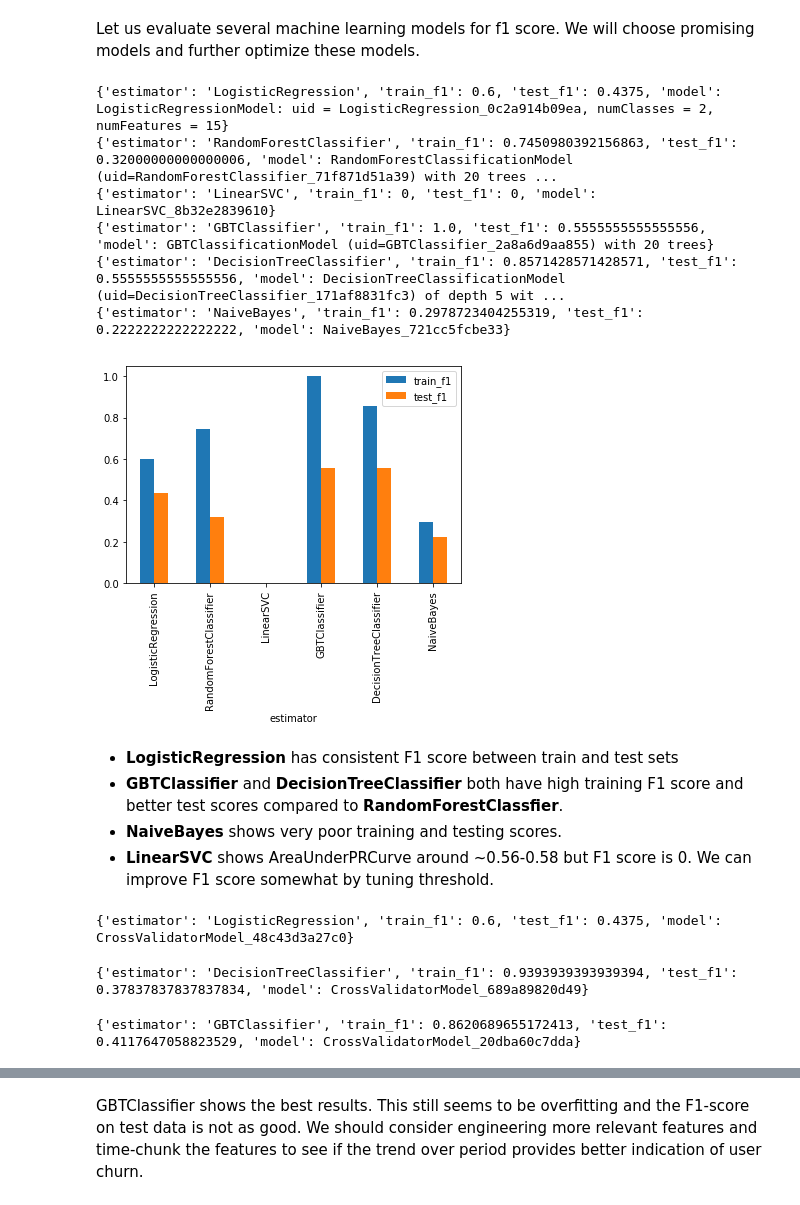
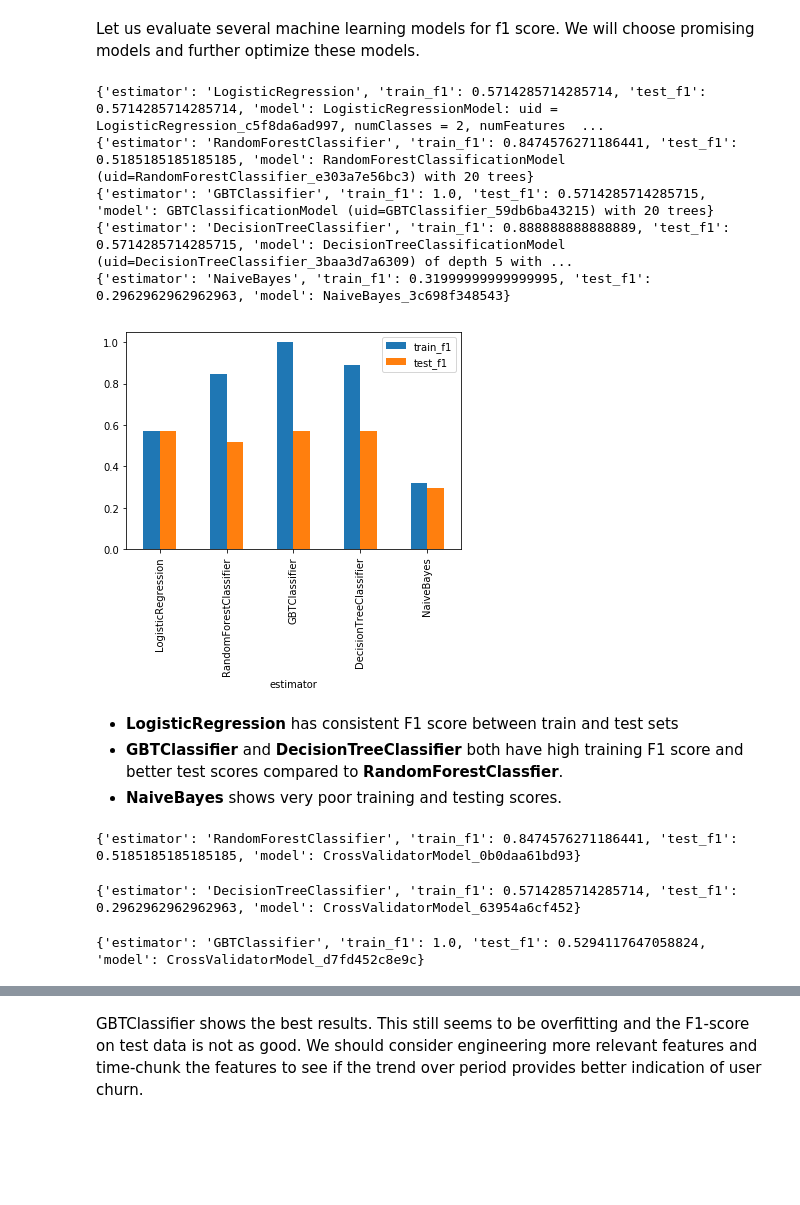
Before and after one commit to kvsrohit/sparkify, a Jupyter notebook: Sparkify.ipynb, the cells around one changed output, grey strips where cells are left out. Cells and saved outputs as stored; diff of their text form; code cells hidden in the pictures; blank space fills up the shorter version.

```diff
--- a/Sparkify.ipynb
+++ b/Sparkify.ipynb
@@ -580,46 +634,50 @@ def train_model(train_data, test_data, estimator, paramGrid=None):
 Let us evaluate several machine learning models for f1 score. We will choose promising models and further optimize these models.
 # %%
 results = []
-all_algo = [LogisticRegression(), RandomForestClassifier(), LinearSVC(), GBTClassifier(), DecisionTreeClassifier(), NaiveBayes()]
+all_algo = [LogisticRegression(), \
+            RandomForestClassifier(seed=49), \
+            GBTClassifier(seed=49), \
+            DecisionTreeClassifier(seed=49), \
+            NaiveBayes()]
 
 for algo in all_algo:
     result = train_model(train, test, algo, None)
     print(result)
     results.append(result)
 
 pd.DataFrame(results).plot(kind='bar', x='estimator', y=['train_f1', 'test_f1']);
 # %% [output]
-{'estimator': 'LogisticRegression', 'train_f1': 0.6, 'test_f1': 0.4375, 'model': LogisticRegressionModel: uid = LogisticRegression_0c2a914b09ea, numClasses = 2, numFeatures = 15}
-{'estimator': 'RandomForestClassifier', 'train_f1': 0.7450980392156863, 'test_f1': 0.32000000000000006, 'model': RandomForestClassificationModel (uid=RandomForestClassifier_71f871d51a39) with 20 trees ...
-{'estimator': 'LinearSVC', 'train_f1': 0, 'test_f1': 0, 'model': LinearSVC_8b32e2839610}
-{'estimator': 'GBTClassifier', 'train_f1': 1.0, 'test_f1': 0.5555555555555556, 'model': GBTClassificationModel (uid=GBTClassifier_2a8a6d9aa855) with 20 trees}
-{'estimator': 'DecisionTreeClassifier', 'train_f1': 0.8571428571428571, 'test_f1': 0.5555555555555556, 'model': DecisionTreeClassificationModel (uid=DecisionTreeClassifier_171af8831fc3) of depth 5 wit ...
-{'estimator': 'NaiveBayes', 'train_f1': 0.2978723404255319, 'test_f1': 0.2222222222222222, 'model': NaiveBayes_721cc5fcbe33}
+{'estimator': 'LogisticRegression', 'train_f1': 0.5714285714285714, 'test_f1': 0.5714285714285714, 'model': LogisticRegressionModel: uid = LogisticRegression_c5f8da6ad997, numClasses = 2, numFeatures  ...
+{'estimator': 'RandomForestClassifier', 'train_f1': 0.8474576271186441, 'test_f1': 0.5185185185185185, 'model': RandomForestClassificationModel (uid=RandomForestClassifier_e303a7e56bc3) with 20 trees}
+{'estimator': 'GBTClassifier', 'train_f1': 1.0, 'test_f1': 0.5714285714285715, 'model': GBTClassificationModel (uid=GBTClassifier_59db6ba43215) with 20 trees}
+{'estimator': 'DecisionTreeClassifier', 'train_f1': 0.888888888888889, 'test_f1': 0.5714285714285715, 'model': DecisionTreeClassificationModel (uid=DecisionTreeClassifier_3baa3d7a6309) of depth 5 with ...
+{'estimator': 'NaiveBayes', 'train_f1': 0.31999999999999995, 'test_f1': 0.2962962962962963, 'model': NaiveBayes_3c698f348543}
-[figure, old version]
+[figure, new version]
 # %% [markdown]
 - **LogisticRegression** has consistent F1 score between train and test sets
 - **GBTClassifier** and **DecisionTreeClassifier** both have high training F1 score and better test scores compared to **RandomForestClassfier**.
 - **NaiveBayes** shows very poor training and testing scores.
-- **LinearSVC** shows AreaUnderPRCurve around ~0.56-0.58 but F1 score is 0. We can improve F1 score somewhat by tuning threshold.
 # %%
 tunedResults=[]
 # %%
-# LogisticRegression,
-algo = LogisticRegression()
+# RandomForestClassifier,
+algo = RandomForestClassifier(seed=49)
 paramGrid = ParamGridBuilder() \
-    .addGrid(algo.regParam,[0.0, 0.1, 0.5]) \
-    .addGrid(algo.aggregationDepth, [2, 3, 4]) \
+    .addGrid(algo.maxDepth,[2, 3, 5]) \
+    .addGrid(algo.minInstancesPerNode,[1,2,3]) \
+    .addGrid(algo.maxBins, [4, 8, 16, 32]) \
     .build()
 
 result = train_model(train, test, algo, paramGrid)
 print(result)
 tunedResults.append(result)
 # %% [output]
-{'estimator': 'LogisticRegression', 'train_f1': 0.6, 'test_f1': 0.4375, 'model': CrossValidatorModel_48c43d3a27c0}
+{'estimator': 'RandomForestClassifier', 'train_f1': 0.8474576271186441, 'test_f1': 0.5185185185185185, 'model': CrossValidatorModel_0b0daa61bd93}
 # %%
-algo = DecisionTreeClassifier()
+algo = DecisionTreeClassifier(seed=49)
 paramGrid = ParamGridBuilder() \
-    .addGrid(algo.maxDepth,[2, 3, 5, 7]) \
+    .addGrid(algo.maxDepth,[2, 3, 5]) \
+    .addGrid(algo.minInstancesPerNode,[1,2,3]) \
     .addGrid(algo.maxBins, [4, 8, 16, 32]) \
     .build()
 
@@ -628,12 +686,13 @@ result = train_model(train, test, algo, paramGrid)
 print(result)
 tunedResults.append(result)
 # %% [output]
-{'estimator': 'DecisionTreeClassifier', 'train_f1': 0.9393939393939394, 'test_f1': 0.37837837837837834, 'model': CrossValidatorModel_689a89820d49}
+{'estimator': 'DecisionTreeClassifier', 'train_f1': 0.5714285714285714, 'test_f1': 0.2962962962962963, 'model': CrossValidatorModel_63954a6cf452}
 # %%
-algo = GBTClassifier()
+algo = GBTClassifier(seed=49)
 paramGrid = ParamGridBuilder() \
     .addGrid(algo.maxDepth,[2, 3, 5]) \
-    .addGrid(algo.maxBins, [8, 16, 32]) \
+    .addGrid(algo.minInstancesPerNode,[1,2,3]) \
+    .addGrid(algo.maxBins, [4, 8, 16, 32]) \
     .build()
 
 result = train_model(train, test, algo, paramGrid)
@@ -641,7 +700,7 @@ result = train_model(train, test, algo, paramGrid)
 print(result)
 tunedResults.append(result)
 # %% [output]
-{'estimator': 'GBTClassifier', 'train_f1': 0.8620689655172413, 'test_f1': 0.4117647058823529, 'model': CrossValidatorModel_20dba60c7dda}
+{'estimator': 'GBTClassifier', 'train_f1': 1.0, 'test_f1': 0.5294117647058824, 'model': CrossValidatorModel_d7fd452c8e9c}
 # %%
 pd.DataFrame(tunedResults).plot(kind='bar', x='estimator', y=['train_f1', 'test_f1']);
 # %% [output]
```
Also changed, not shown: parts of 22 cells of this notebook, 5 other files.
